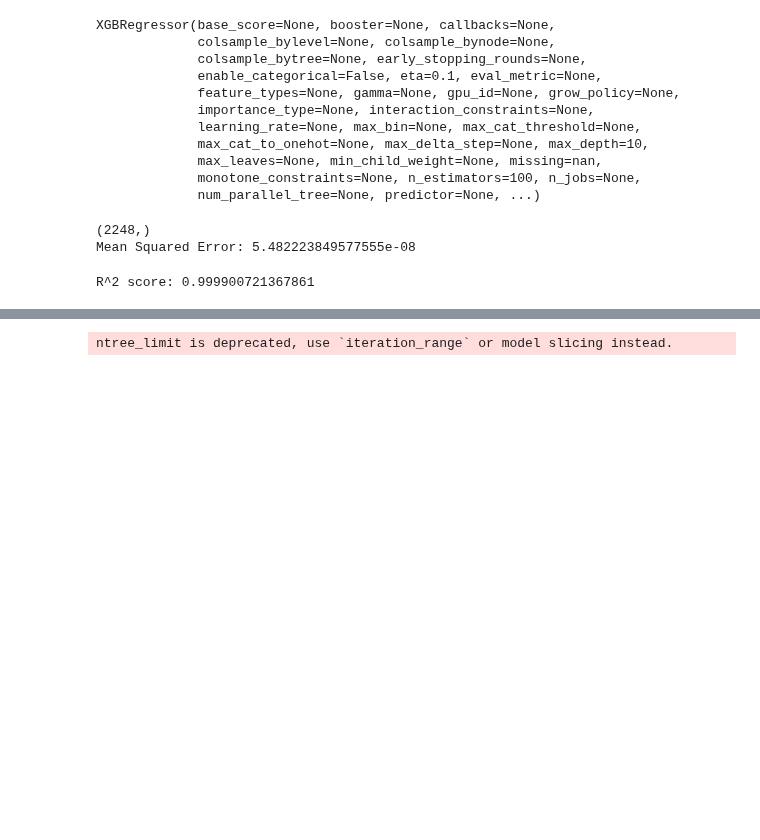
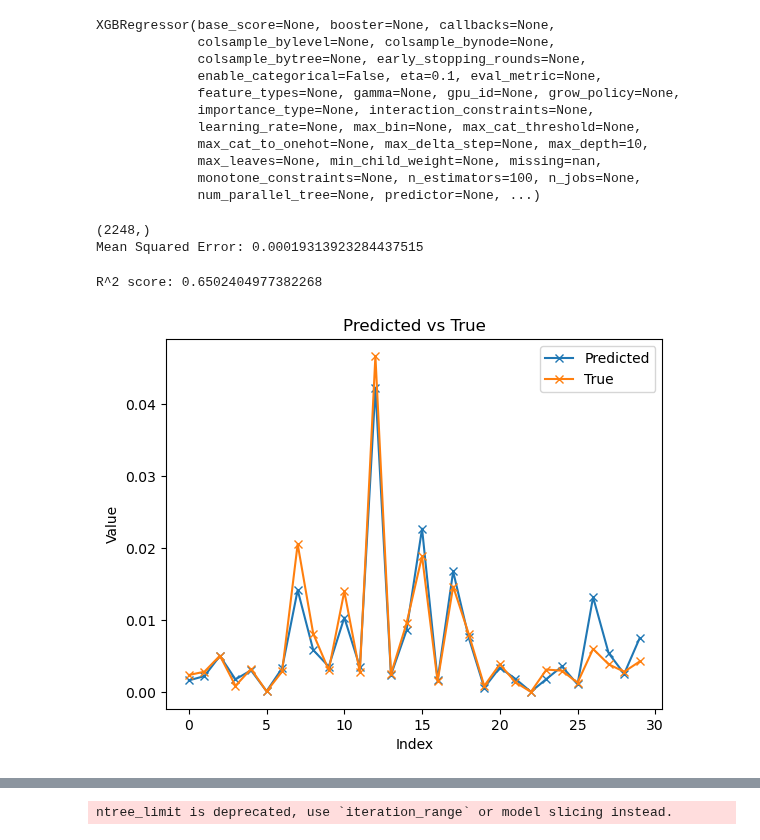
Before and after one commit to Mathematical-Jedi/2023-International-Mathematical-Model, a Jupyter notebook: liaomingqian/q2_xgboost.ipynb, the cells around one changed output, grey strips where cells are left out. Drawn from its saved outputs; the diff is of its cells as text; code cells hidden in the pictures; blank space fills up the shorter version.

Commit message:
drop some feature

```diff
--- a/liaomingqian/q2_xgboost.ipynb
+++ b/liaomingqian/q2_xgboost.ipynb
@@ -9,6 +9,12 @@ scaler = MinMaxScaler()
 numeric_cols = data.select_dtypes(include=['float64', 'int64']).columns.tolist()
 data[numeric_cols] = scaler.fit_transform(data[numeric_cols])
 data['Basics.Location'] = data['Basics.Location'].str.split(',').str[-1]
+X = data.drop(columns=['Price-1'])
+X = X.drop(columns=['Link'])
+X = X.drop(columns=['Basics.Make'])
+X = X.drop(columns=['Basics.Model'])
+X = X.drop(columns=['Make-Model'])
+data = X
 # print(data.dtypes)
 
 # data = data.loc[0:, ['Basics.Length (ft)',
@@ -114,7 +120,7 @@ print(y_test.shape)
 print(f"Mean Squared Error: {mse}")
 # %% [output]
 (2248,)
-Mean Squared Error: 5.482223849577555e-08
+Mean Squared Error: 0.00019313923284437515
 # %%
 # R^2
 from sklearn.metrics import r2_score
@@ -122,4 +128,32 @@ r2 = r2_score(y_test, y_pred)
 
 print("R^2 score:", r2)
 # %% [output]
-R^2 score: 0.999900721367861
+R^2 score: 0.6502404977382268
+# %%
+import matplotlib.pyplot as plt
+import numpy as np
+
+# 生成示例数据
+
+x = np.arange(len(y_pred[0:30]))
+
+# 绘制折线图
+plt.plot(x, y_pred[0:30], label='Predicted',
+         linestyle = '-',
+         marker ='x'
+         )
+plt.plot(x, y_test[0:30], label='True',
+         linestyle = '-',
+         marker = 'x'
+         )
+plt.legend()
+
+# 添加标题和坐标轴标签
+plt.title('Predicted vs True')
+plt.xlabel('Index')
+plt.ylabel('Value')
+
+# 显示图形
+plt.show()
+# %% [output]
+[figure, added]
```
Also changed, not shown: parts of 4 cells of this notebook.
